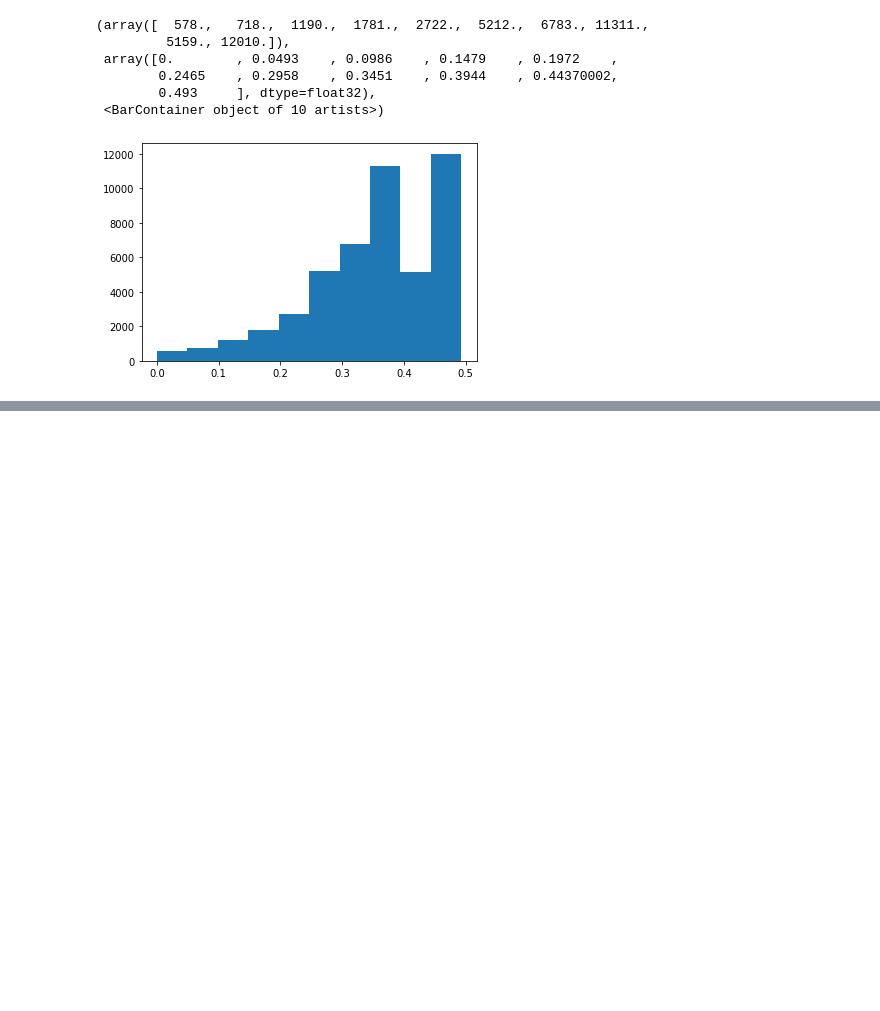
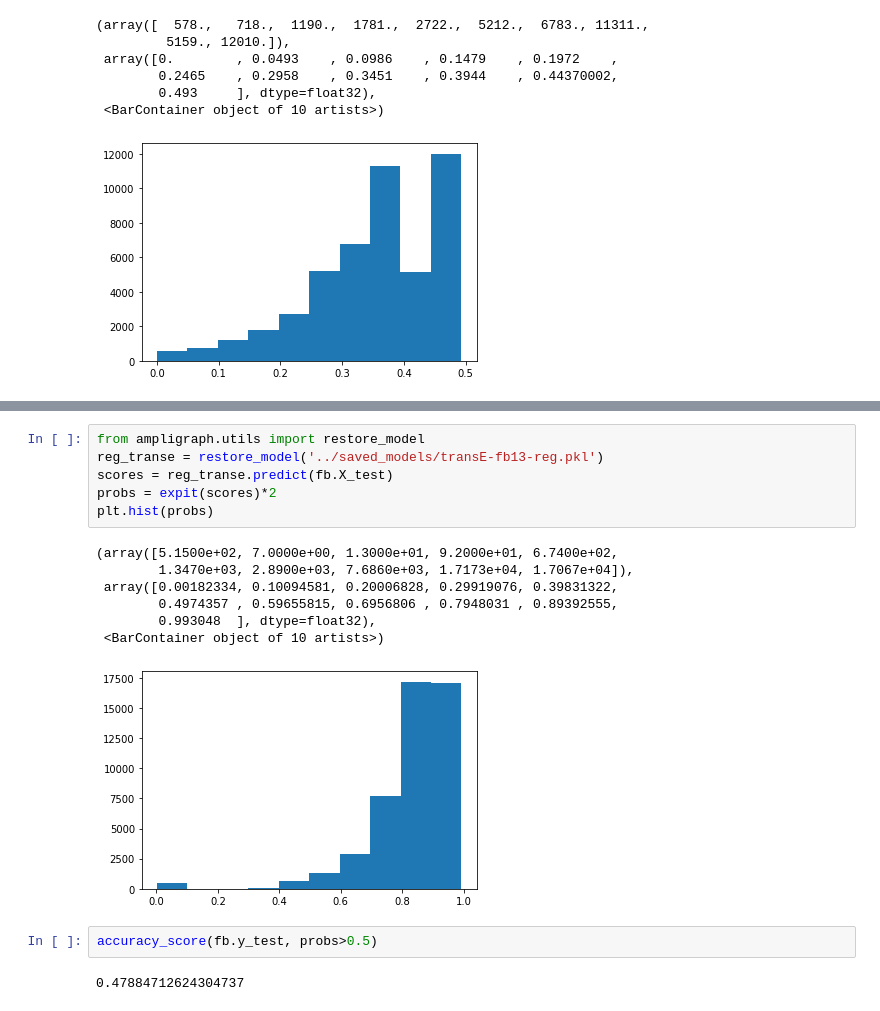
Before and after one commit to TREAT-UOE/kgcal, a Jupyter notebook: notebooks/exp5.ipynb, the cells around one changed output, grey strips where cells are left out. Saved outputs shown, nothing was run; the diff lists cells and outputs as text; blank space fills up the shorter version.

```diff
--- a/notebooks/exp5.ipynb
+++ b/notebooks/exp5.ipynb
@@ -98,0 +136,18 @@ plt.hist(probs)
+# %%
+from ampligraph.utils import restore_model
+reg_transe = restore_model('../saved_models/transE-fb13-reg.pkl')
+scores = reg_transe.predict(fb.X_test)
+probs = expit(scores)*2
+plt.hist(probs)
+# %% [output]
+(array([5.1500e+02, 7.0000e+00, 1.3000e+01, 9.2000e+01, 6.7400e+02,
+        1.3470e+03, 2.8900e+03, 7.6860e+03, 1.7173e+04, 1.7067e+04]),
+ array([0.00182334, 0.10094581, 0.20006828, 0.29919076, 0.39831322,
+        0.4974357 , 0.59655815, 0.6956806 , 0.7948031 , 0.89392555,
+        0.993048  ], dtype=float32),
+ <BarContainer object of 10 artists>)
+[figure, added]
+# %%
+accuracy_score(fb.y_test, probs>0.5)
+# %% [output]
+0.47884712624304737
```
Also changed, not shown: parts of 11 cells of this notebook, 5 other files.
